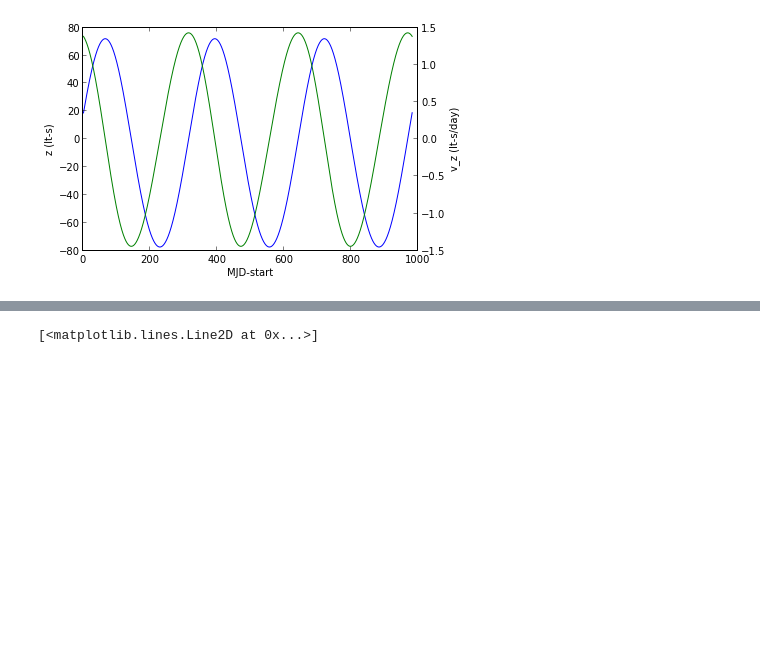
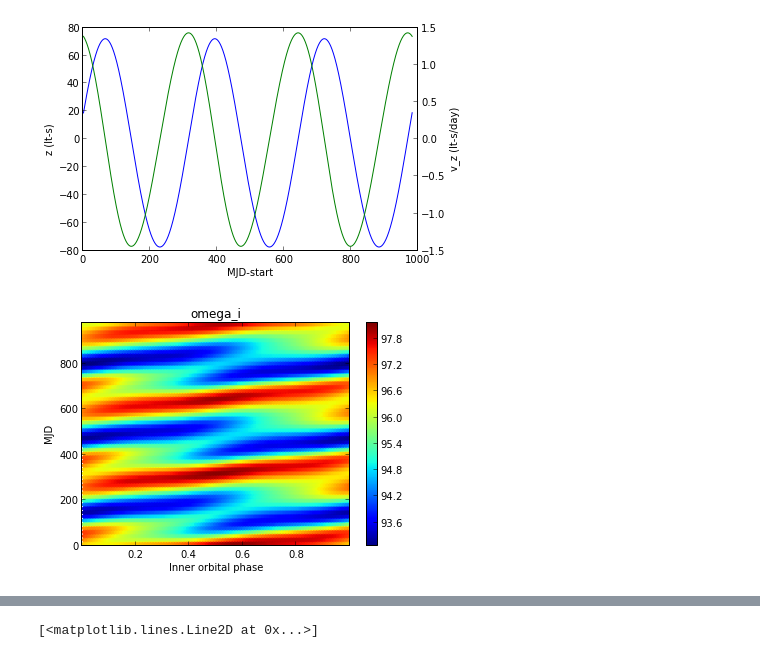
Before and after one commit to aarchiba/triplesystem, a Jupyter notebook: reference_orbit.ipynb, the cells around one changed output, grey strips where cells are left out. Saved outputs shown, nothing was run; the diff lists cells and outputs as text; code cells hidden in the pictures; blank space fills up the shorter version.

```diff
--- a/reference_orbit.ipynb
+++ b/reference_orbit.ipynb
@@ -72,3 +70,49 @@ for i in range(len(o["times"])):
     j_inner /= np.sqrt(np.dot(j_inner,j_inner))
     j_outer /= np.sqrt(np.dot(j_outer,j_outer))
     delta_i.append(np.arccos(np.dot(j_inner,j_outer)))
+o["delta_i"] = delta_i
+# %%
+i_inv = []
+for i in range(len(o["times"])):
+    s = o["states"][i][:21].reshape(3,7)
+    J = np.zeros(3)
+    for j in range(3):
+        J += s[j,6]*np.cross(s[j,:3],s[j,3:6])
+    i_inv.append(np.arccos(J[2]/np.sqrt(np.dot(J,J))))
+o["i_inv"] = i_inv
+# %%
+omega_i = []
+omega_o = []
+for i in range(len(o["times"])):
+    p = o["parameters"][i]
+    omega_i.append(np.arctan2(
+        p[o["parameter_names"].index("eps2_i")],
+        p[o["parameter_names"].index("eps1_i")]))
+    omega_o.append(np.arctan2(
+        p[o["parameter_names"].index("eps2_o")],
+        p[o["parameter_names"].index("eps1_o")]))
+o["omega_i"] = omega_i
+o["omega_o"] = omega_o
+# %%
+phase_i = []
+phase_o = []
+for i in range(len(o["times"])):
+    tasc_i = o["parameters"][i][o["parameter_names"].index("tasc_i")]
+    tasc_o = o["parameters"][i][o["parameter_names"].index("tasc_o")]
+    pb_i = o["parameters"][i][o["parameter_names"].index("pb_i")]
+    pb_o = o["parameters"][i][o["parameter_names"].index("pb_o")]
+
+    phase_i.append((o["times"][i]-tasc_i)/pb_i % 1)
+    phase_o.append((o["times"][i]-tasc_o)/pb_o % 1)
+
+o["phase_i"] = phase_i
+o["phase_o"] = phase_o
+# %%
+plt.title("omega_i")
+plt.hexbin(o["phase_i"],o["times"],C=np.degrees(o["omega_i"]))
+plt.xlabel("Inner orbital phase")
+plt.ylabel("MJD")
+plt.colorbar()
+plt.savefig("omega_i.pdf")
+# %% [output]
+[figure, added]
```
Also changed, not shown: parts of 5 cells of this notebook, 8 other files.
